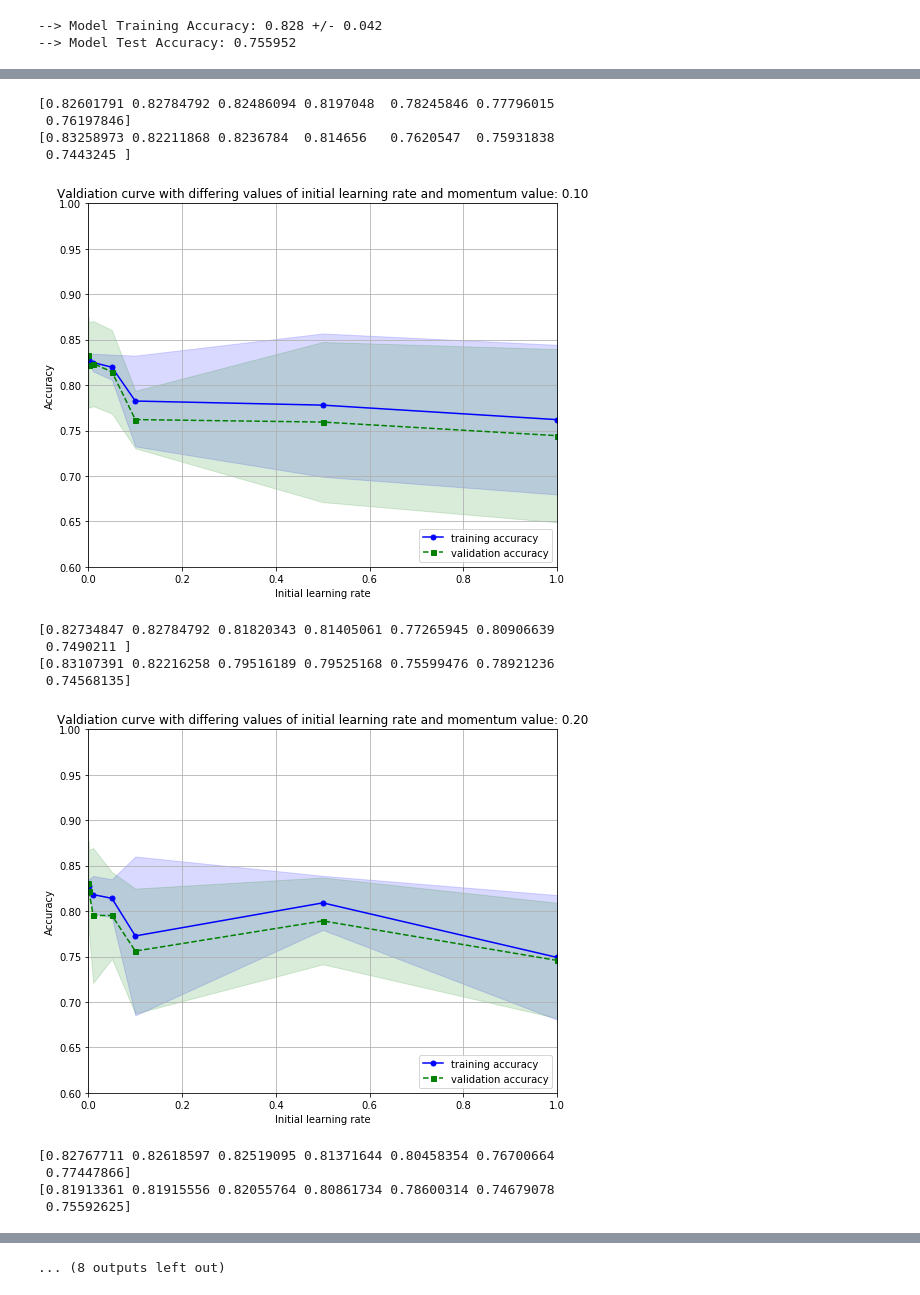
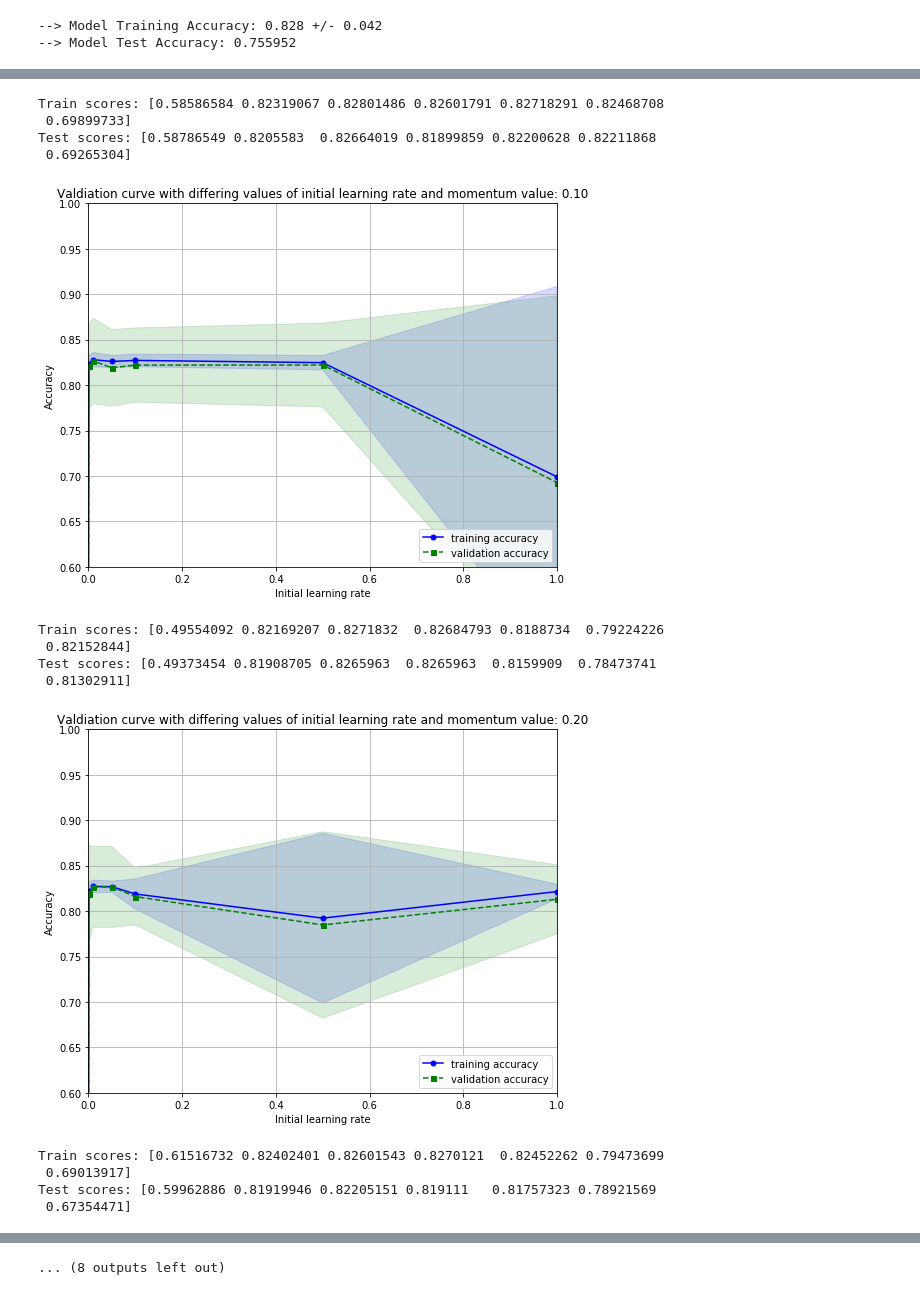
Before and after one commit to liivits/ML, a Jupyter notebook: final.ipynb, the cells around one changed output, grey strips where cells are left out. Saved outputs shown, nothing was run; the diff lists cells and outputs as text; code cells hidden in the pictures.

```diff
--- a/final.ipynb
+++ b/final.ipynb
@@ -1009,4 +1003,6 @@ pipe_mlp_no_PCA.fit(X_train, y_train)
 scores = cross_val_score(estimator=pipe_mlp_no_PCA, X=X_train, y=y_train, cv=10, n_jobs=1, verbose=0,scoring='accuracy')
 print('--> Model Training Accuracy: %.3f +/- %.3f' %(np.mean(scores), np.std(scores)))
 print('--> Model Test Accuracy: %f' % pipe_mlp_no_PCA.score(X_test, y_test))
+
+pipelines_MLP.append(( 'MLP_pipeline_no_PCA', pipe_mlp_no_PCA))
 # %% [output]
@@ -1017,17 +1013,12 @@ pca = PCA(n_components=1)
 X_train_pca = pca.fit_transform(X_train)
 X_test_pca = pca.transform(X_test)
 # %%
-import warnings
-warnings.filterwarnings("ignore")
-
 mlp = MLPClassifier(max_iter=150, tol=1e-4, random_state=1)
 #Tuning hyperparameters, specifing a range of values for the GridSearch to select the optimal hyperparamater values
 parameter_space = {
-    'hidden_layer_sizes': [(50,50,50),(75,75,75),(50,100,50), (100,100,100), (100,50,100),(100,150,100)],
+    'hidden_layer_sizes': [(10,10,10),(25,25,25),(50,50,50),(75,75,75),(50,100,50),(100,100,100), (100,50,100),(100,150,100)],
     'activation': ['tanh', 'relu'],
     'solver': ['sgd', 'adam'],
-     'learning_rate_init':[0.0001],
-    'alpha': [0.0001, 0.001, 0.01, 0.05, 1],
     'learning_rate': ['constant','adaptive']
 }
 
@@ -1040,7 +1031,7 @@ for score in scores:
     print("# Tuning hyper-parameters for %s" % score)
     print()
 
-   #Using GridSearch to optimise for Accuracy
+ #Using GridSearch to optimise for accuracy,precision, recall and F1 score
     gs_mlp =GridSearchCV(mlp, parameter_space, n_jobs=1,cv=5,scoring=score)
 
 #Fitting Gridsearch to the training data
@@ -1050,19 +1041,9 @@ for score in scores:
     print()
     print('--> Best parameters set found on development set: \n',gs_mlp.best_params_)
 
-   # print()
-   # print("Grid scores on development set:")
-   # print()
-    #means = gs_mlp.cv_results_['mean_test_score']
-    #stds = gs_mlp.cv_results_['std_test_score']
-    #for mean, std, params in zip(means, stds, gs_mlp.cv_results_['params']):
-        #print("%0.3f (+/-%0.03f) for %r"
-              #% (mean, std * 2, params))
-    #print()
+    clf_mlp = gs_mlp.best_estimator_
 
-    clf_mlp= gs_mlp.best_estimator_
-
-#Get Final Scores
+#Getting final cross-validated score
     clf_mlp.fit(X_train_pca, y_train)
     scores = cross_val_score(estimator= clf_mlp,
                          X=X_train_pca,
@@ -1091,7 +1072,7 @@ for score in scores:
     print()
 
 
-
+#Plotting the confusion matrix
 
     fig, ax = plt.subplots(figsize=(2.5, 2.5))
     ax.matshow(confmat, cmap=plt.cm.Blues, alpha=0.3)
@@ -1191,62 +1172,63 @@ for i in np.linspace(0.1,1,10):
 #finding the optimal value of initial learning rate using validation curve
     param_range = [0.0001, 0.001, 0.01, 0.05, 0.1, 0.5, 1]
     train_scores, test_scores = validation_curve(
-                estimator=MLPClassifier(momentum = i),
-                X=X_train,
-                y=y_train,
+                estimator=MLPClassifier(momentum = i,hidden_layer_sizes = (10,10,10),activation= 'tanh', alpha = 0.0001,
+                                        learning_rate ='constant', solver= 'sgd'),
+                X=X_train_pca,
+                y= y_train,
                 param_name='learning_rate_init',
                 param_range =param_range, cv= 10)
 
 
 
     train_mean = np.mean(train_scores, axis=1)
-    print(train_mean)
+    print((f'Train scores: {train_mean}'))
     train_std = np.std(train_scores, axis=1)
     test_mean = np.mean(test_scores, axis=1)
-    print(test_mean)
+    print((f'Test scores: {test_mean}'))
     test_std = np.std(test_scores, axis=1)
 
     plt.figure(figsize=(8,6))
     plt.plot(param_range, train_mean,
          color='blue', marker='o',
          markersize=5, label='training accuracy')
 
     plt.fill_between(param_range, train_mean + train_std,
                  train_mean - train_std, alpha=0.15,
                  color='blue')
 
     plt.plot(param_range, test_mean,
          color='green', linestyle='--',
          marker='s', markersize=5,
          label='validation accuracy')
 
     plt.fill_between(param_range,
                  test_mean + test_std,
                  test_mean - test_std,
                  alpha=0.15, color='green')
 
 #plotting the C paramater values agains the relevant accuracy values
     plt.grid()
     plt.legend(loc='lower right')
     plt.xlabel('Initial learning rate')
     plt.ylabel('Accuracy')
     plt.ylim([0.6, 1.0])
     plt.xlim([0, 1])
     plt.title('Valdiation curve with differing values of initial learning rate and momentum value: %.2f' %(i))
     plt.tight_layout()
     plt.show()
 # %% [output]
-[0.82601791 0.82784792 0.82486094 0.8197048  0.78245846 0.77796015
- 0.76197846]
-[0.83258973 0.82211868 0.8236784  0.814656   0.7620547  0.75931838
- 0.7443245 ]
+Train scores: [0.58586584 0.82319067 0.82801486 0.82601791 0.82718291 0.82468708
+ 0.69899733]
+Test scores: [0.58786549 0.8205583  0.82664019 0.81899859 0.82200628 0.82211868
+ 0.69265304]
-[figure, old version]
+[figure, new version]
-[0.82734847 0.82784792 0.81820343 0.81405061 0.77265945 0.80906639
- 0.7490211 ]
-[0.83107391 0.82216258 0.79516189 0.79525168 0.75599476 0.78921236
- 0.74568135]
+Train scores: [0.49554092 0.82169207 0.8271832  0.82684793 0.8188734  0.79224226
+ 0.82152844]
+Test scores: [0.49373454 0.81908705 0.8265963  0.8265963  0.8159909  0.78473741
+ 0.81302911]
-[figure, old version]
+[figure, new version]
-[0.82767711 0.82618597 0.82519095 0.81371644 0.80458354 0.76700664
- 0.77447866]
-[0.81913361 0.81915556 0.82055764 0.80861734 0.78600314 0.74679078
- 0.75592625]
+Train scores: [0.61516732 0.82402401 0.82601543 0.8270121  0.82452262 0.79473699
+ 0.69013917]
+Test scores: [0.59962886 0.81919946 0.82205151 0.819111   0.81757323 0.78921569
+ 0.67354471]
```
Also changed, not shown: parts of 29 cells of this notebook.
